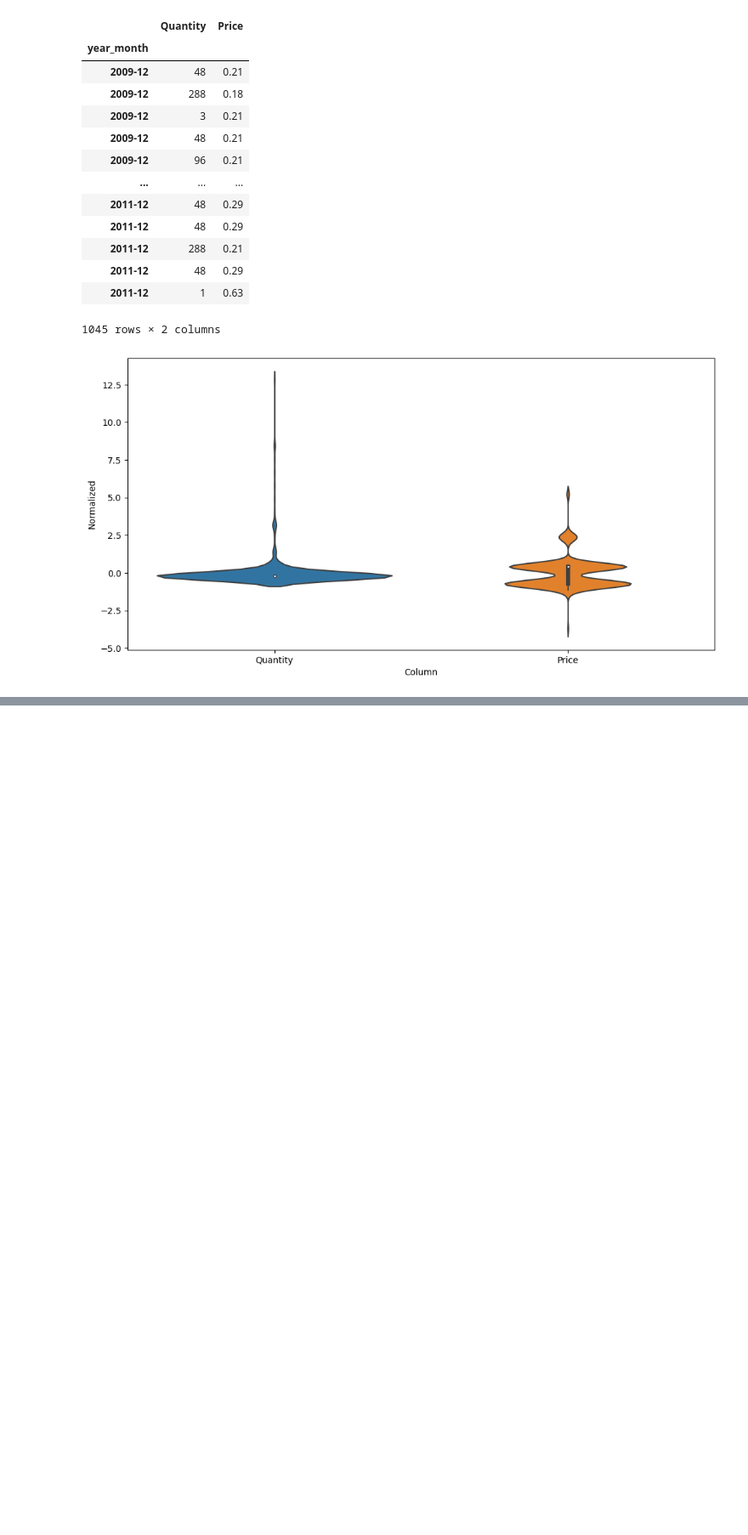
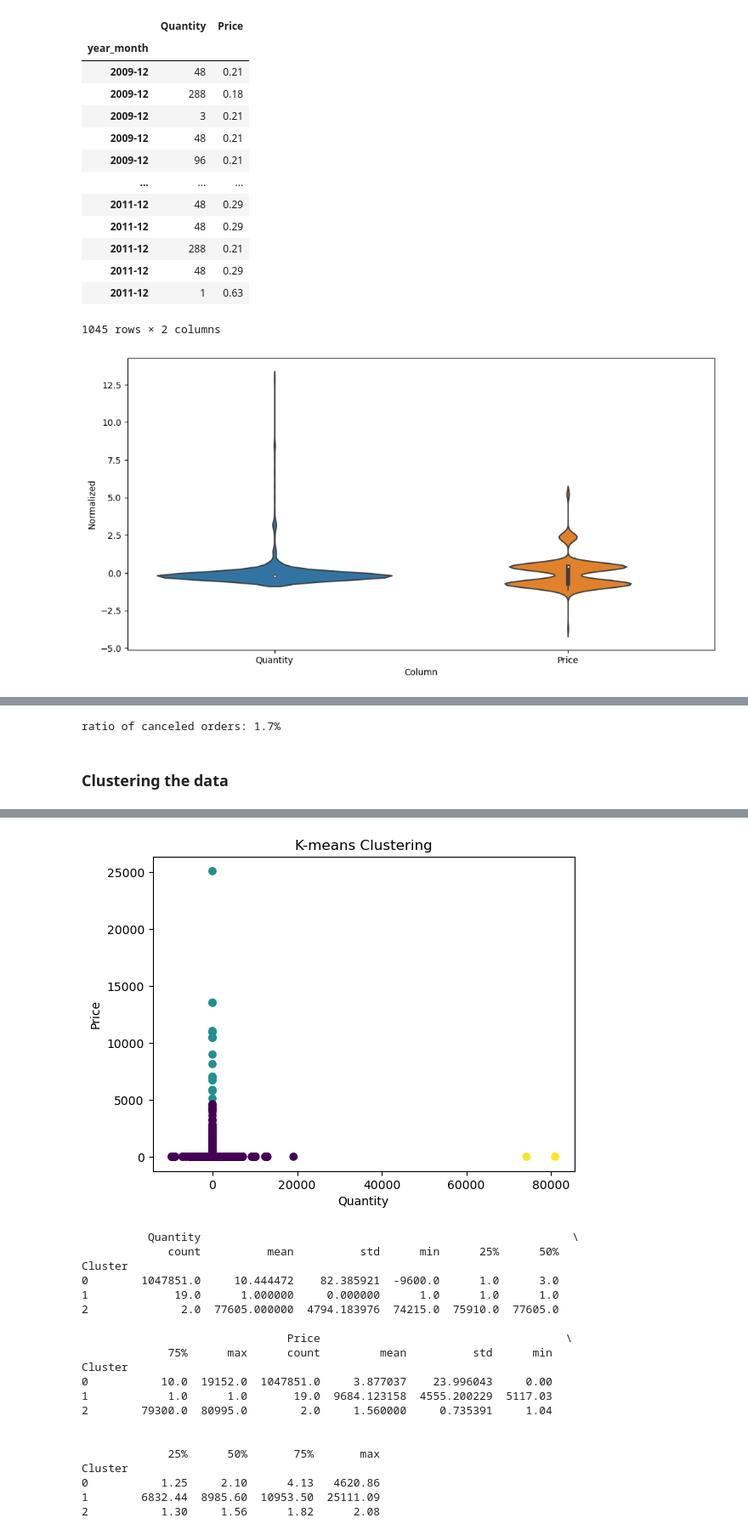
Before and after one commit to Hoomaaan/Retail-Store-Challenge, a Jupyter notebook: main.ipynb, the cells around one changed output, grey strips where cells are left out. Shown at 85% size. Saved outputs shown, nothing was run; the diff lists cells and outputs as text; code cells hidden in the pictures; blank space fills up the shorter version.

Commit message:
Kmeans clustering added

```diff
--- a/main.ipynb
+++ b/main.ipynb
@@ -516,0 +578,10 @@ ValueError: Found input variables with inconsistent numbers of samples: [731, 78
+# %%
+total_order = len(df_uk)
+total_canceled = len(df_uk_cancel)
+total_received = total_order - total_canceled
+
+print(f"ratio of canceled orders: {round(total_canceled / total_order * 100, 2)}%")
+# %% [output]
+ratio of canceled orders: 1.7%
+# %% [markdown]
+### Clustering the data
@@ -516,0 +592,30 @@ ValueError: Found input variables with inconsistent numbers of samples: [731, 78
+# %%
+df = df[df['Price'] >= 0]
+# %%
+selected_columns = ['Quantity', 'Price']
+
+# Selecting the subset of data
+data_subset = df[selected_columns]
+
+# Standardize the data to have zero mean and unit variance
+scaler = StandardScaler()
+data_scaled = scaler.fit_transform(data_subset)
+# %%
+# Assuming you want to identify 3 clusters
+num_clusters = 3
+
+# Apply K-means clustering
+kmeans = KMeans(n_clusters=num_clusters, random_state=42)
+df['Cluster'] = kmeans.fit_predict(data_scaled)
+
+# Visualize the clusters
+plt.scatter(df['Quantity'], df['Price'], c=df['Cluster'], cmap='viridis')
+plt.title('K-means Clustering')
+plt.xlabel('Quantity')
+plt.ylabel('Price')
+plt.show()
+
+# Describing the clusters
+cluster_descriptions = df.groupby('Cluster')[selected_columns].describe()
+print(cluster_descriptions)
+# %% [output]
@@ -516,0 +623,21 @@ ValueError: Found input variables with inconsistent numbers of samples: [731, 78
+[figure, added]
+          Quantity                                                        \
+             count          mean          std      min      25%      50%
+Cluster
+0        1047851.0     10.444472    82.385921  -9600.0      1.0      3.0
+1             19.0      1.000000     0.000000      1.0      1.0      1.0
+2              2.0  77605.000000  4794.183976  74215.0  75910.0  77605.0
+
+                               Price                                     \
+             75%      max      count         mean          std      min
+Cluster
+0           10.0  19152.0  1047851.0     3.877037    23.996043     0.00
+1            1.0      1.0       19.0  9684.123158  4555.200229  5117.03
+2        79300.0  80995.0        2.0     1.560000     0.735391     1.04
+
+
+             25%      50%       75%       max
+Cluster
+0           1.25     2.10      4.13   4620.86
+1        6832.44  8985.60  10953.50  25111.09
+2           1.30     1.56      1.82      2.08
```
Also changed, not shown: parts of 19 cells of this notebook.
